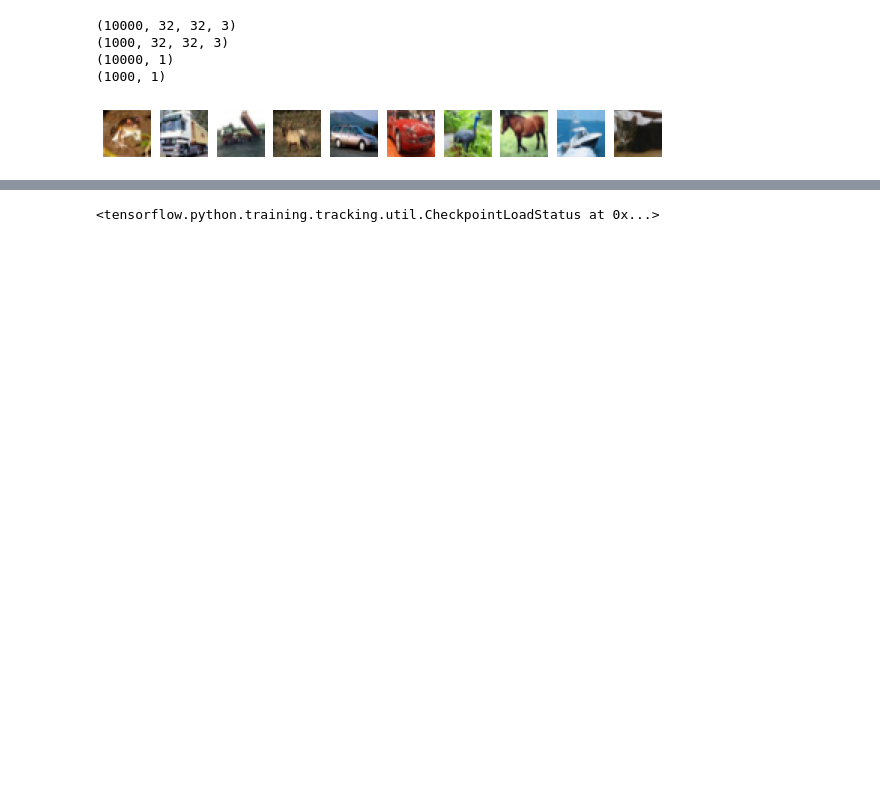
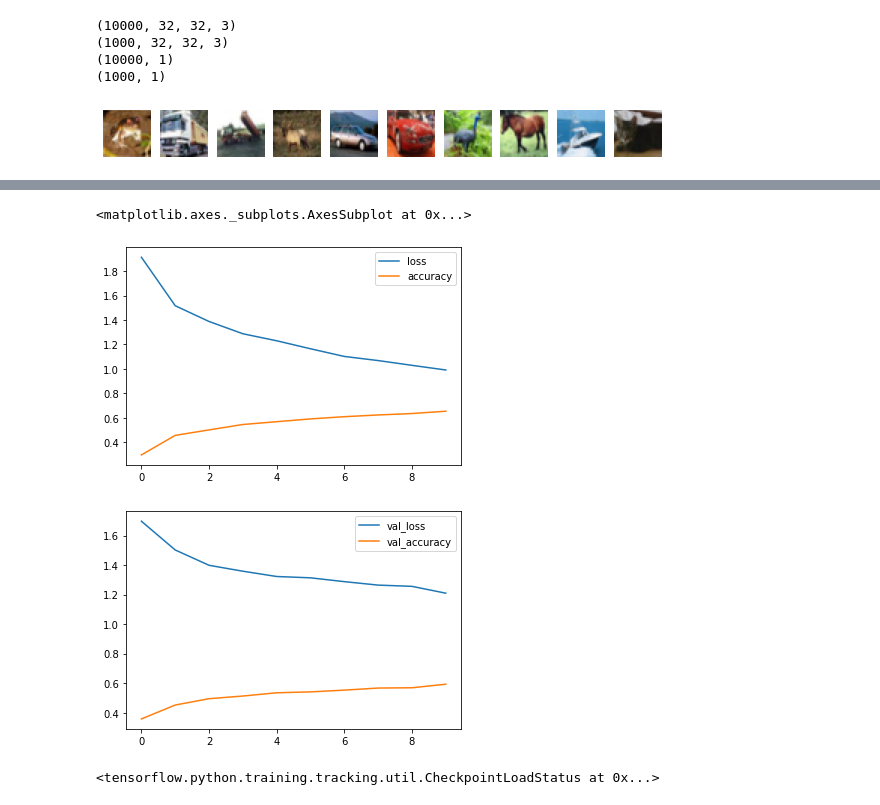
Before and after one commit to ravitata/tensorflow2, a Jupyter notebook: c1w4_work.ipynb, the cells around one changed output, grey strips where cells are left out. Cells and saved outputs as stored; diff of their text form; code cells hidden in the pictures; blank space fills up the shorter version.

```diff
--- a/c1w4_work.ipynb
+++ b/c1w4_work.ipynb
@@ -17,8 +19,8 @@ import matplotlib.pyplot as plt
 # %%
 (x_train, y_train), (x_test, y_test) = tf.keras.datasets.cifar10.load_data()
 
-x_train=x_train/255.
-y_train=y_train/255.
+x_train=x_train/255.0
+x_test=x_test/255.0
 
 print(x_train.shape)
 print(x_test.shape)
@@ -59,9 +61,9 @@ plt.show()
 # %%
 def get_model():
   model = Sequential([
-                      Conv2D(16, kernel_size=(3,3), input_shape=(32,32,3),
+                      Conv2D(32, kernel_size=(3,3), input_shape=(32,32,3),
                              activation='relu'),
-                      Conv2D(8, kernel_size=(3,3), activation='relu'),
+                      Conv2D(16, kernel_size=(3,3), activation='relu'),
                       MaxPool2D(pool_size=(4,4)),
                       Flatten(),
                       Dense(32, activation='relu'),
@@ -108,5 +110,5 @@ Test Accuracy= 0.111
 checkpoint_path = 'sample_data/model_checkpoint/checkpoint'
 checkpoint = ModelCheckpoint(checkpoint_path, save_weights_only=True, verbose=1)
 
-model.fit(x_train, y_train, epochs=3, callbacks=[checkpoint])
+history = model.fit(x_train, y_train, epochs=10, callbacks=[checkpoint], validation_split=0.10, verbose=False)
 # %% [output]
@@ -135,0 +147,3 @@ Test Accuracy= 0.103
+# %%
+df = pd.DataFrame(history.history)
+df.head()
@@ -136,3 +157,10 @@ Test Accuracy= 0.103
+# %%
+df[['loss', 'accuracy']].plot()
+df[['val_loss', 'val_accuracy']].plot()
+# %% [output]
+<matplotlib.axes._subplots.AxesSubplot at 0x...>
+[figure, added]
+[figure, added]
 # %%
 model = get_model()
 model.load_weights(checkpoint_path)
```
Also changed, not shown: parts of 13 cells of this notebook.
